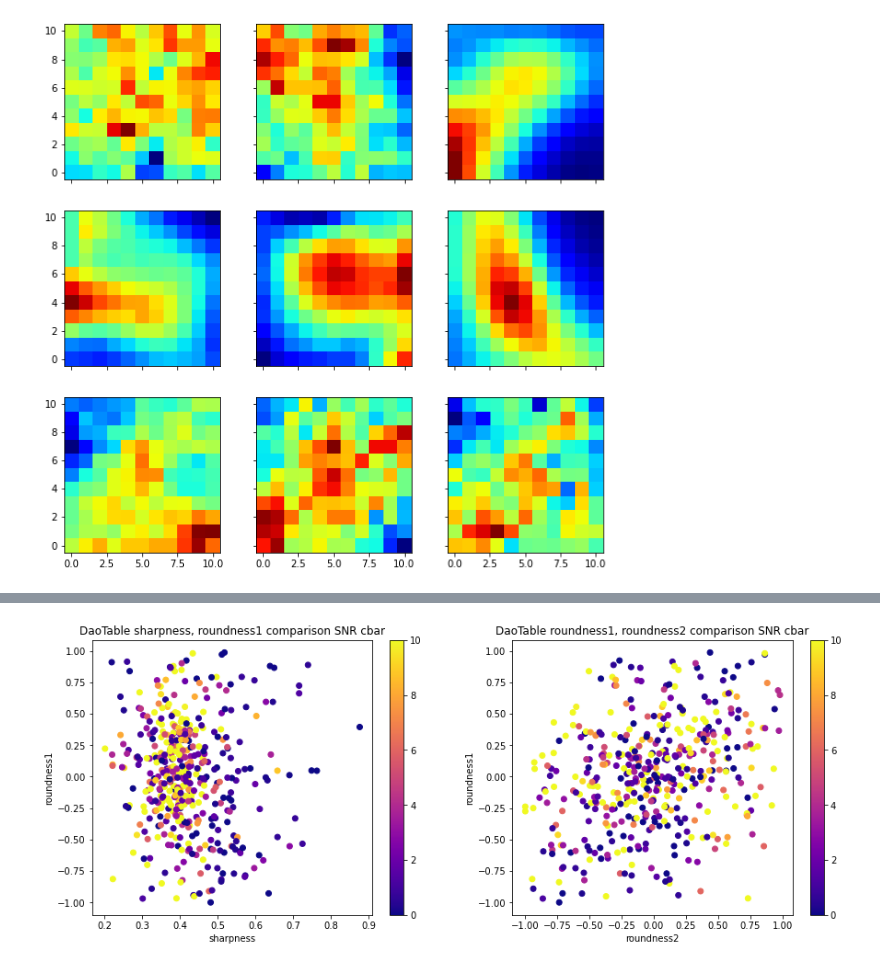
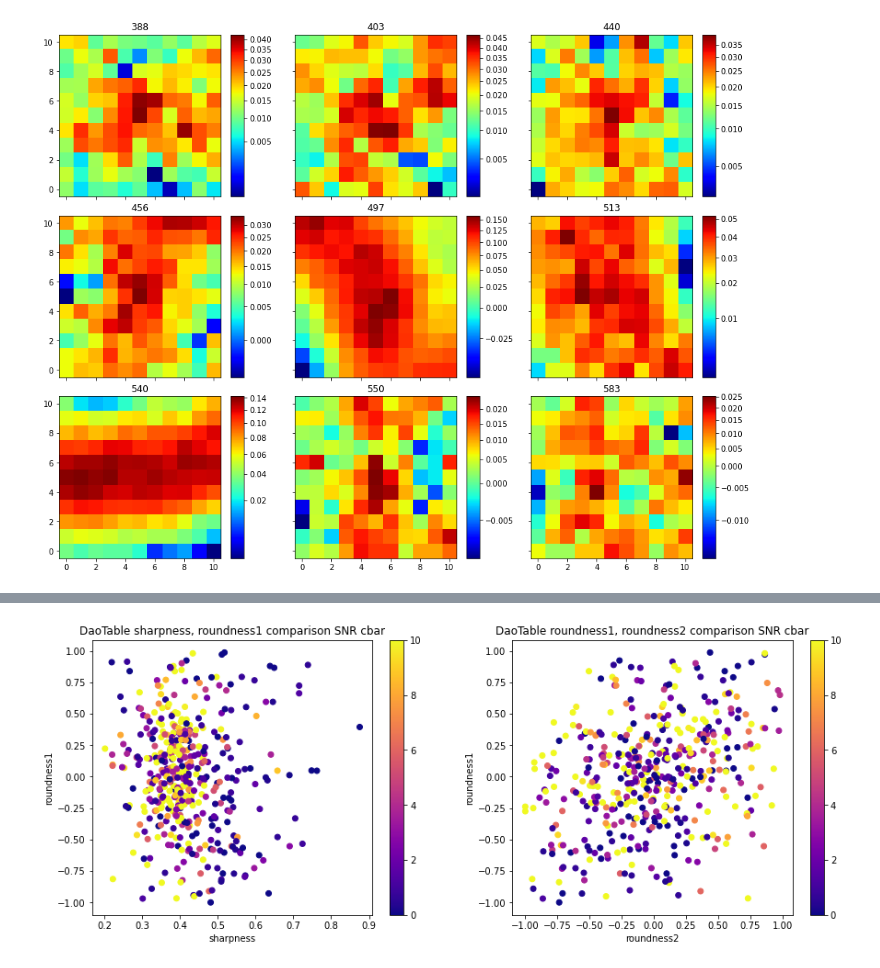
Before and after one commit to mjhankins/SFGCphotcode, a Jupyter notebook: ExaminePhotTables.ipynb, the cells around one changed output, grey strips where cells are left out. Cells and saved outputs as stored; diff of their text form; code cells hidden in the pictures.

```diff
--- a/ExaminePhotTables.ipynb
+++ b/ExaminePhotTables.ipynb
@@ -42,9 +43,9 @@ except:
 #The files for the field cannot be empty or an error message will display
 startfield=FieldA.name
 
-if os.path.exists(startfield+'_'+str(wavelength)+'um_daoCat_psf.dat'):
-    mastercatDAO=ascii.read(startfield+'_'+str(wavelength)+'um_daoCat_psf.dat')
-    #mastercatDAO=Table.read(startfield+'_'+str(wavelength)+'um_daoCat_psf.fits')
+if os.path.exists(startfield+'_'+str(wavelength)+'um_daoCat_psf.fits'):
+    #mastercatDAO=ascii.read(startfield+'_'+str(wavelength)+'um_daoCat_psf.dat')
+    mastercatDAO=Table.read(startfield+'_'+str(wavelength)+'um_daoCat_psf.fits')
 
     #hack to grab cutouts
     mcd=Table.read(startfield+'_'+str(wavelength)+'um_daoCat_psf.fits')
@@ -52,9 +53,9 @@ if os.path.exists(startfield+'_'+str(wavelength)+'um_daoCat_psf.dat'):
 else:
     print('Error... Must pick another file to start with')
 
-if os.path.exists(startfield+'_'+str(wavelength)+'um_segCat_psf.dat'):
-    mastercatSEG=ascii.read(startfield+'_'+str(wavelength)+'um_segCat_psf.dat')
-    #mastercatSEG=Table.read(FieldA.name+'_'+str(wavelength)+'um_segCat_psf.fits')
+if os.path.exists(startfield+'_'+str(wavelength)+'um_segCat_psf.fits'):
+    #mastercatSEG=ascii.read(startfield+'_'+str(wavelength)+'um_segCat_psf.dat')
+    mastercatSEG=Table.read(FieldA.name+'_'+str(wavelength)+'um_segCat_psf.fits')
 
     #hack to grab cutouts - doesn't work at present...
     mcs=Table.read(startfield+'_'+str(wavelength)+'um_segCat_psf.fits')
@@ -184,7 +188,7 @@ Table length=500
 # %%
 #source coords should be skycoord objects, sep should be an angular quantity e.g., 4*u.arcsec
 def remove_duplicates(mastercat, sep):
-	sourcecoords=mastercat['skycoords']
+	sourcecoords=mastercat['sky_centroid']
 
 	#create KD Tree
 	kdt=_get_cartesian_kdtree(sourcecoords)
@@ -447,18 +445,75 @@ Table length=30
 # %%
 #look through...
 
-i=6
+i=2
 
-fig, axs = plt.subplots(3, 3, sharex=True, sharey=True,figsize=(10,10))
-axs[0, 0].imshow(hierr['Cutouts2'][0+i],cmap=plt.cm.jet, origin='lower')
-axs[0, 1].imshow(hierr['Cutouts2'][1+i],cmap=plt.cm.jet, origin='lower')
-axs[0, 2].imshow(hierr['Cutouts2'][2+i],cmap=plt.cm.jet, origin='lower')
-axs[1, 0].imshow(hierr['Cutouts2'][3+i],cmap=plt.cm.jet, origin='lower')
-axs[1, 1].imshow(hierr['Cutouts2'][4+i],cmap=plt.cm.jet, origin='lower')
-axs[1, 2].imshow(hierr['Cutouts2'][5+i],cmap=plt.cm.jet, origin='lower')
-axs[2, 0].imshow(hierr['Cutouts2'][6+i],cmap=plt.cm.jet, origin='lower')
-axs[2, 1].imshow(hierr['Cutouts2'][7+i],cmap=plt.cm.jet, origin='lower')
-axs[2, 2].imshow(hierr['Cutouts2'][8+i],cmap=plt.cm.jet, origin='lower')
+fig, axs = plt.subplots(3, 3, sharex=True, sharey=True,figsize=(13,10))
+
+
+norm1 = simple_norm(hierr['Cutouts'][(0+i*9)%37], 'sqrt', percent=99)
+norm2 = simple_norm(hierr['Cutouts'][(1+i*9)%37], 'sqrt', percent=99)
+norm3 = simple_norm(hierr['Cutouts'][(2+i*9)%37], 'sqrt', percent=99)
+norm4 = simple_norm(hierr['Cutouts'][(3+i*9)%37], 'sqrt', percent=99)
+norm5 = simple_norm(hierr['Cutouts'][(4+i*9)%37], 'sqrt', percent=99)
+norm6 = simple_norm(hierr['Cutouts'][(5+i*9)%37], 'sqrt', percent=99)
+norm7 = simple_norm(hierr['Cutouts'][(6+i*9)%37], 'sqrt', percent=99)
+norm8 = simple_norm(hierr['Cutouts'][(7+i*9)%37], 'sqrt', percent=99)
+norm9 = simple_norm(hierr['Cutouts'][(8+i*9)%37], 'sqrt', percent=99)
+
+
+
+p1=axs[0, 0].imshow(hierr['Cutouts'][(0+i*9)%37],cmap=plt.cm.jet, origin='lower',norm=norm1)
+p2=axs[0, 1].imshow(hierr['Cutouts'][(1+i*9)%37],cmap=plt.cm.jet, origin='lower',norm=norm2)
+p3=axs[0, 2].imshow(hierr['Cutouts'][(2+i*9)%37],cmap=plt.cm.jet, origin='lower',norm=norm3)
+p4=axs[1, 0].imshow(hierr['Cutouts'][(3+i*9)%37],cmap=plt.cm.jet, origin='lower',norm=norm4)
+p5=axs[1, 1].imshow(hierr['Cutouts'][(4+i*9)%37],cmap=plt.cm.jet, origin='lower',norm=norm5)
+p6=axs[1, 2].imshow(hierr['Cutouts'][(5+i*9)%37],cmap=plt.cm.jet, origin='lower',norm=norm6)
+p7=axs[2, 0].imshow(hierr['Cutouts'][(6+i*9)%37],cmap=plt.cm.jet, origin='lower',norm=norm7)
+p8=axs[2, 1].imshow(hierr['Cutouts'][(7+i*9)%37],cmap=plt.cm.jet, origin='lower',norm=norm8)
+p9=axs[2, 2].imshow(hierr['Cutouts'][(8+i*9)%37],cmap=plt.cm.jet, origin='lower',norm=norm9)
+
+
+divider = make_axes_locatable(axs[0, 0])
+cax = divider.append_axes('right', size='8%', pad=0.18)
+fig.colorbar(p1, cax=cax, orientation='vertical')
+divider = make_axes_locatable(axs[0, 1])
+cax = divider.append_axes('right', size='8%', pad=0.18)
+fig.colorbar(p2, cax=cax, orientation='vertical');
+divider = make_axes_locatable(axs[0, 2])
+cax = divider.append_axes('right', size='8%', pad=0.18)
+fig.colorbar(p3, cax=cax, orientation='vertical');
+divider = make_axes_locatable(axs[1, 0])
+cax = divider.append_axes('right', size='8%', pad=0.18)
+fig.colorbar(p4, cax=cax, orientation='vertical')
+divider = make_axes_locatable(axs[1, 1])
+cax = divider.append_axes('right', size='8%', pad=0.18)
+fig.colorbar(p5, cax=cax, orientation='vertical');
+divider = make_axes_locatable(axs[1, 2])
+cax = divider.append_axes('right', size='8%', pad=0.18)
+fig.colorbar(p6, cax=cax, orientation='vertical');
+divider = make_axes_locatable(axs[2, 0])
+cax = divider.append_axes('right', size='8%', pad=0.18)
+fig.colorbar(p7, cax=cax, orientation='vertical')
+divider = make_axes_locatable(axs[2, 1])
+cax = divider.append_axes('right', size='8%', pad=0.18)
+fig.colorbar(p8, cax=cax, orientation='vertical');
+divider = make_axes_locatable(axs[2, 2])
+cax = divider.append_axes('right', size='8%', pad=0.18)
+fig.colorbar(p9, cax=cax, orientation='vertical');
+
+
+axs[0,0].set_title(hierr['Master_id'][(0+i*9)%37])
+axs[0,1].set_title(hierr['Master_id'][(1+i*9)%37])
+axs[0,2].set_title(hierr['Master_id'][(2+i*9)%37])
+axs[1,0].set_title(hierr['Master_id'][(3+i*9)%37])
+axs[1,1].set_title(hierr['Master_id'][(4+i*9)%37])
+axs[1,2].set_title(hierr['Master_id'][(5+i*9)%37])
+axs[2,0].set_title(hierr['Master_id'][(6+i*9)%37])
+axs[2,1].set_title(hierr['Master_id'][(7+i*9)%37])
+axs[2,2].set_title(hierr['Master_id'][(8+i*9)%37])
+
+fig.tight_layout(pad=0.5)
+
 plt.show()
 # %% [output]
-[figure, old version]
+[figure, new version]
```
Also changed, not shown: parts of 22 cells of this notebook, 6 other files.
